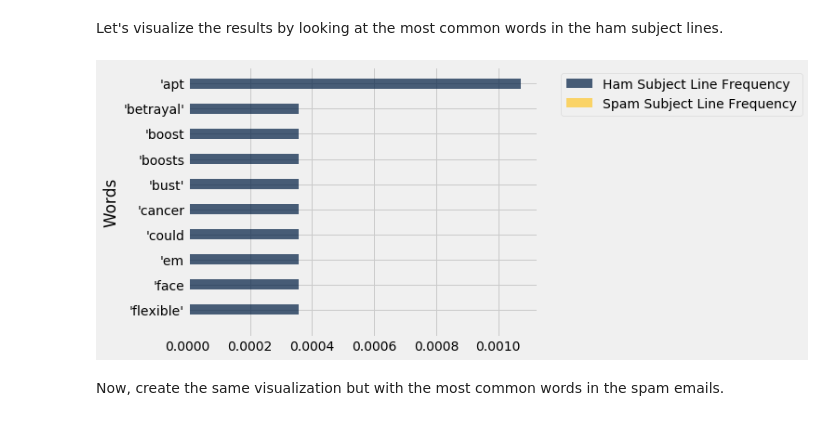
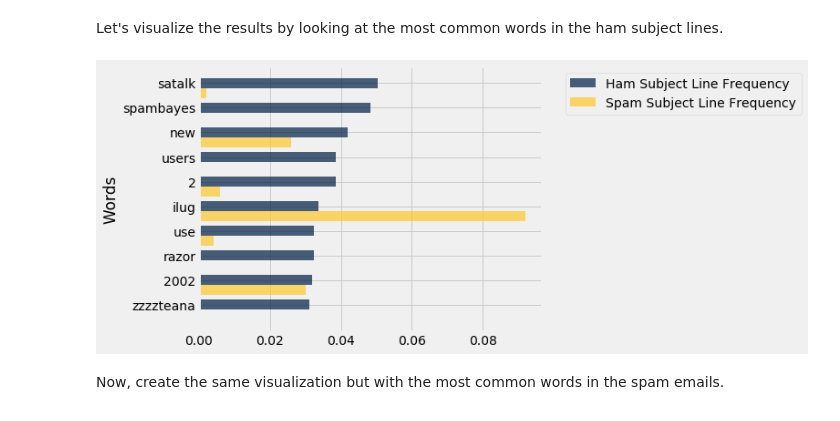
Before and after one commit to C20WW/Math-377-Sesler, a Jupyter notebook: Project/Project Math 377 Fall 18 Exploration (Block 1).ipynb, the cells around one changed output. Cells and saved outputs as stored; diff of their text form; code cells hidden in the pictures.

```diff
--- a/Project/Project Math 377 Fall 18 Exploration (Block 1).ipynb
+++ b/Project/Project Math 377 Fall 18 Exploration (Block 1).ipynb
@@ -59,7 +59,7 @@ We have provided you with a csv file that contains two columns. The first is the
 Read in the data. It can be found on the Google drive with the name `subject_lines.csv`. Don't forget that you have imported the `datascience` package under the alias `ds`.
 # %%
 # Completed code to read in the data
-Spam_data_table = ds.Table.read_table('Data/subject_lines.csv')
+Spam_data_table = ds.Table.read_table('subject_lines.csv')
 Spam_data_table
 # %% [output]
 | Subject Line | Spam |
@@ -125,7 +125,7 @@ import nltk
 # %% [markdown]
 #### Using a csv file, the backup method
 # %%
-stop_words = set(pd.read_csv('Data/stop_words.csv')["stopwords"].tolist())
+stop_words = set(pd.read_csv('stop_words.csv')["stopwords"].tolist())
 # %% [markdown]
 Strip off unwanted text from subject line
 # %%
@@ -470,9 +470,9 @@ word_counts
 Let's visualize the results by looking at the most common words in the ham subject lines.
 # %%
 # Execute this cell
-word_counts.take(np.arange(10)).select('Words','Ham Subject Line Frequency','Spam Subject Line Frequency').barh('Words')
+word_counts.sort('Ham Count', True).take(np.arange(10)).select('Words','Ham Subject Line Frequency','Spam Subject Line Frequency').barh('Words')
 # %% [output]
-[figure, old version]
+[figure, new version]
 # %% [markdown]
 Now, create the same visualization but with the most common words in the spam emails.
 # %%
```
Also changed, not shown: parts of 8 cells of this notebook, 4 other files.
